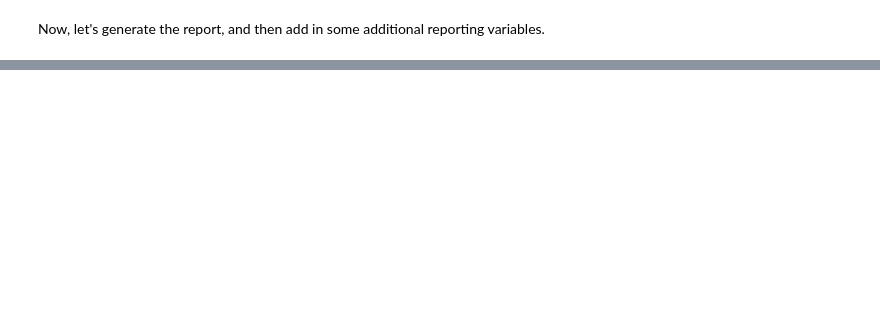
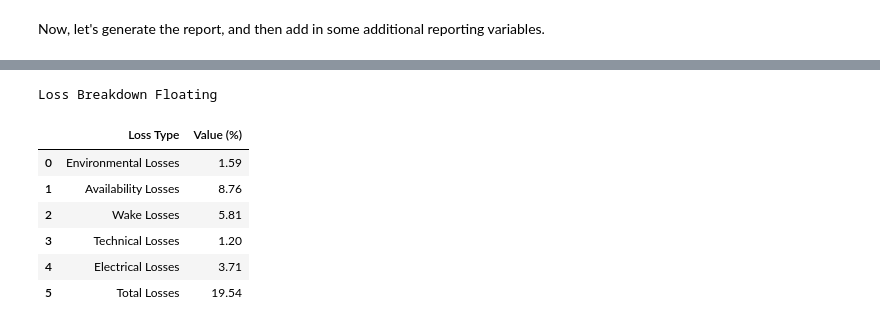
Before and after one commit to NREL/WAVES, a Jupyter notebook: examples/waves_example.ipynb, the cells around one changed output, grey strips where cells are left out. Saved outputs shown, nothing was run; the diff lists cells and outputs as text; code cells hidden in the pictures; blank space fills up the shorter version.

```diff
--- a/examples/waves_example.ipynb
+++ b/examples/waves_example.ipynb
@@ -437,0 +440,12 @@ report_df
+# %%
+print("Loss Breakdown Floating")
+project_floating.energy_losses(losses_breakdown = True)
+# %% [output]
+Loss Breakdown Floating
+|  | Loss Type | Value (%) |
+| 0 | Environmental Losses | 1.59 |
+| 1 | Availability Losses | 8.76 |
+| 2 | Wake Losses | 5.81 |
+| 3 | Technical Losses | 1.20 |
+| 4 | Electrical Losses | 3.71 |
+| 5 | Total Losses | 19.54 |
```
Also changed, not shown: parts of 6 cells of this notebook, 8 other files.
